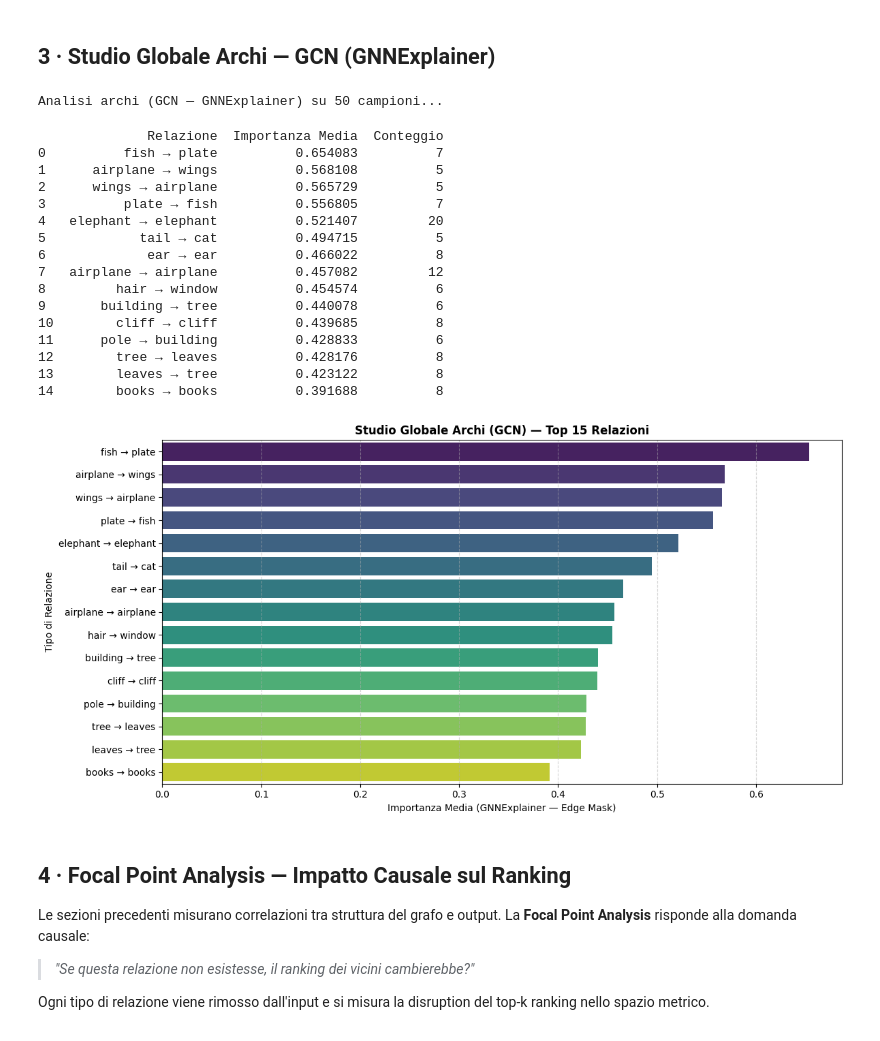
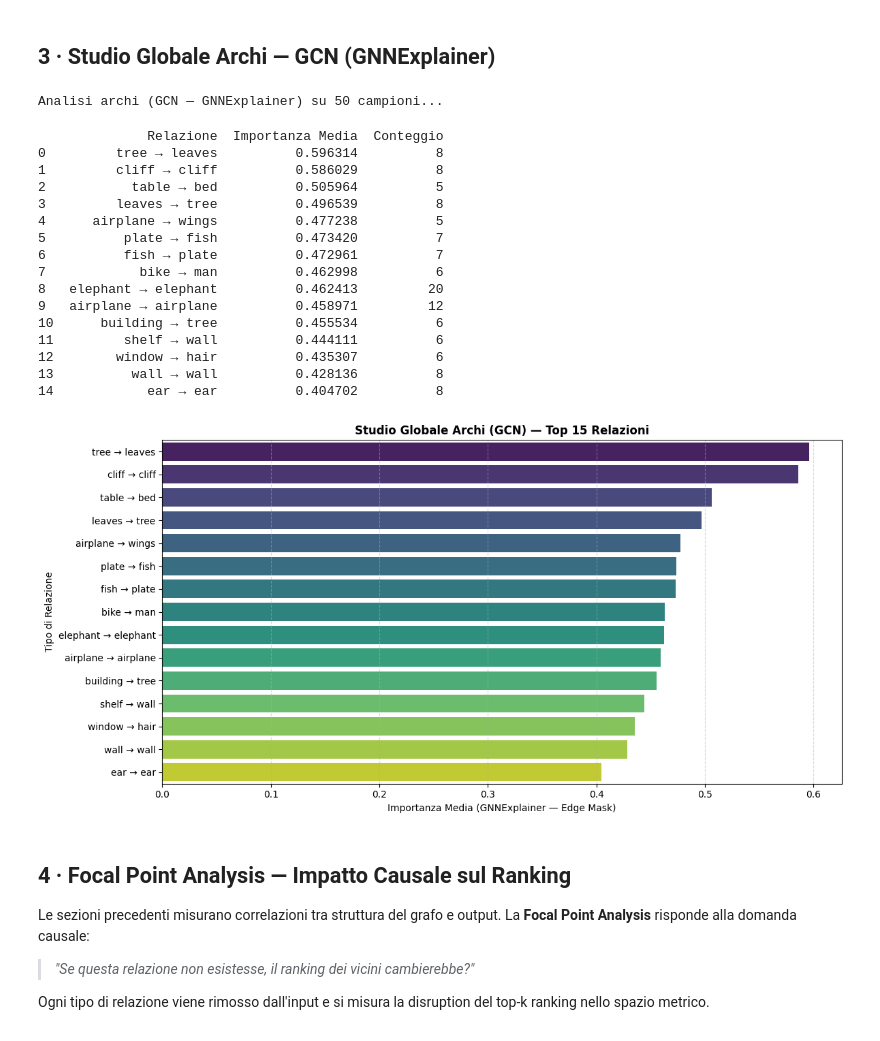
Before and after one commit to LenionK/dl26-projects, a Jupyter notebook: notebooks/GraphGradCAM.ipynb, the cells around one changed output. Drawn from its saved outputs; the diff is of its cells as text; code cells hidden in the pictures.

```diff
--- a/notebooks/GraphGradCAM.ipynb
+++ b/notebooks/GraphGradCAM.ipynb
@@ -233,35 +233,36 @@ Analisi archi (GINE — GNNExplainer) su 50 campioni...
 # %%
 # Nel tuo Notebook, modifica la cella del punto 3 così:
 df_edges_gcn = analyze_global_edge_importance_gcn(
     dataset_gcn=val_dataset_gcn,
     model_gcn=gcn_model,
     node_vocab_gcn=node_vocab_gcn,
     device=device,
-    num_samples=50,
+    num_samples=100,
     min_count=5       # <--- Filtra le relazioni che appaiono meno di 5 volte su 50 grafi
 )
 
+df_edges_gcn = df_edges_gcn[df_edges_gcn['Conteggio'] >= 5]
 print(df_edges_gcn.head(15))
 plot_global_edge_study(df_edges_gcn, topk=15, model_name="GCN")
 # %% [output]
 Analisi archi (GCN — GNNExplainer) su 50 campioni...
               Relazione  Importanza Media  Conteggio
-0          fish → plate          0.654083          7
-1      airplane → wings          0.568108          5
-2      wings → airplane          0.565729          5
-3          plate → fish          0.556805          7
-4   elephant → elephant          0.521407         20
-5            tail → cat          0.494715          5
-6             ear → ear          0.466022          8
-7   airplane → airplane          0.457082         12
-8         hair → window          0.454574          6
-9       building → tree          0.440078          6
-10        cliff → cliff          0.439685          8
-11      pole → building          0.428833          6
-12        tree → leaves          0.428176          8
-13        leaves → tree          0.423122          8
-14        books → books          0.391688          8
+0         tree → leaves          0.596314          8
+1         cliff → cliff          0.586029          8
+2           table → bed          0.505964          5
+3         leaves → tree          0.496539          8
+4      airplane → wings          0.477238          5
+5          plate → fish          0.473420          7
+6          fish → plate          0.472961          7
+7            bike → man          0.462998          6
+8   elephant → elephant          0.462413         20
+9   airplane → airplane          0.458971         12
+10      building → tree          0.455534          6
+11         shelf → wall          0.444111          6
+12        window → hair          0.435307          6
+13          wall → wall          0.428136          8
+14            ear → ear          0.404702          8
-[figure, old version]
+[figure, new version]
 # %% [markdown]
 ## 4 · Focal Point Analysis — Impatto Causale sul Ranking
 
```
Also changed, not shown: parts of 3 cells of this notebook, 3 other files.
